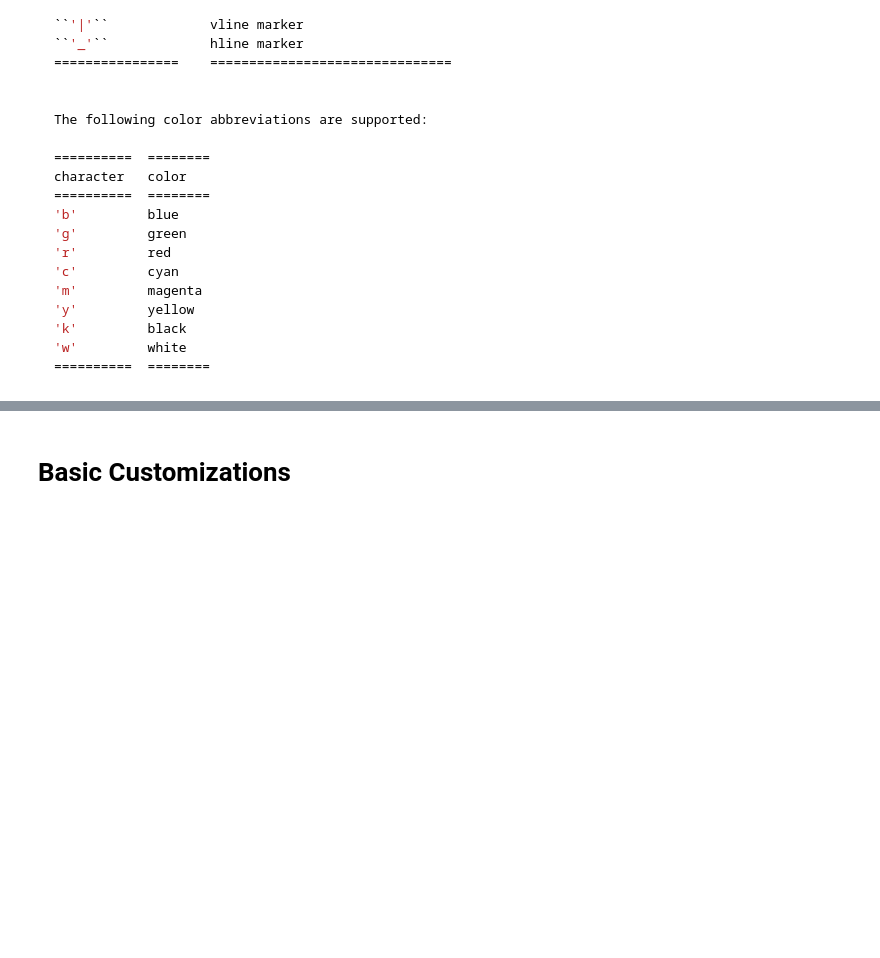
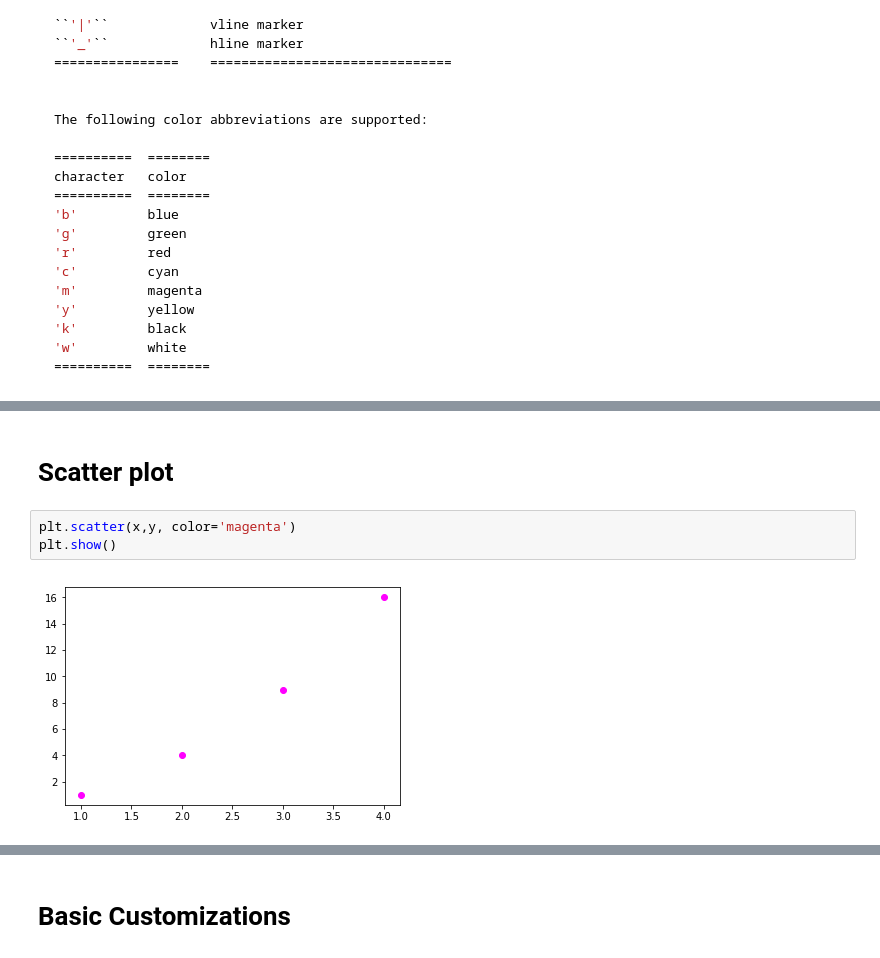
Before and after one commit to databaaz/av18, a Jupyter notebook: visualization.ipynb, the cells around one changed output, grey strips where cells are left out. Cells and saved outputs as stored; diff of their text form; blank space fills up the shorter version.

```diff
--- a/visualization.ipynb
+++ b/visualization.ipynb
@@ -74,0 +80,7 @@ character   color
+# %% [markdown]
+# Scatter plot
+# %%
+plt.scatter(x,y, color='magenta')
+plt.show()
+# %% [output]
+[figure, added]
```
Also changed, not shown: parts of 17 cells of this notebook, 3 other files.
